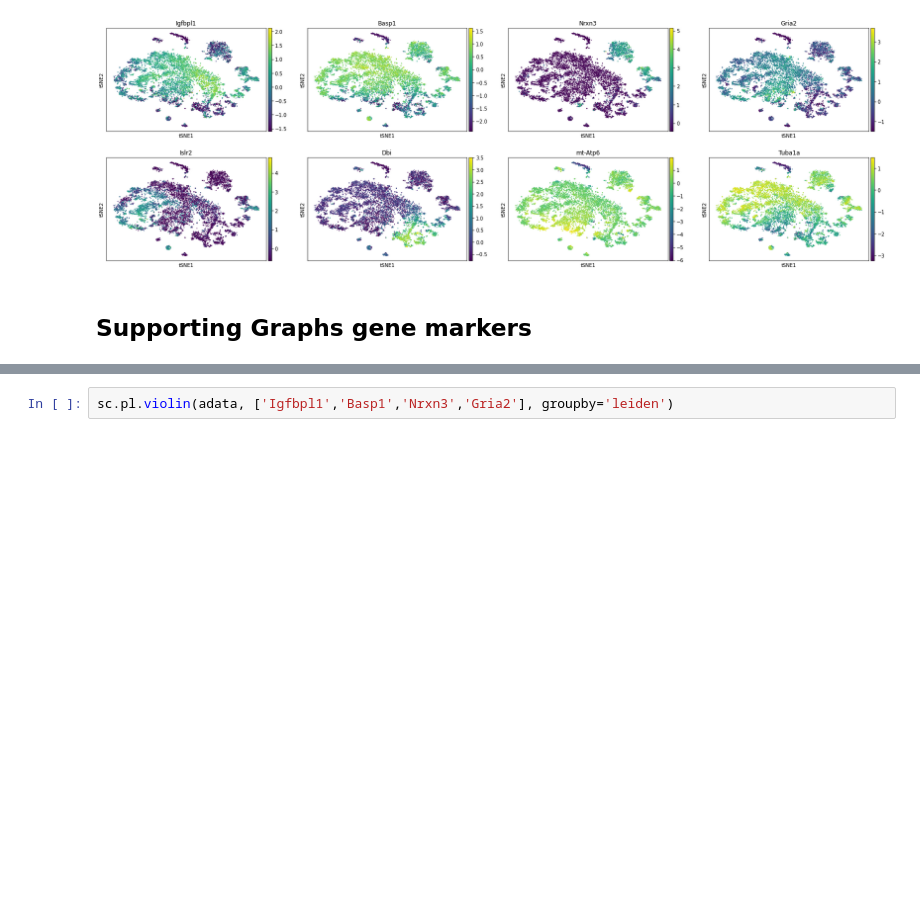
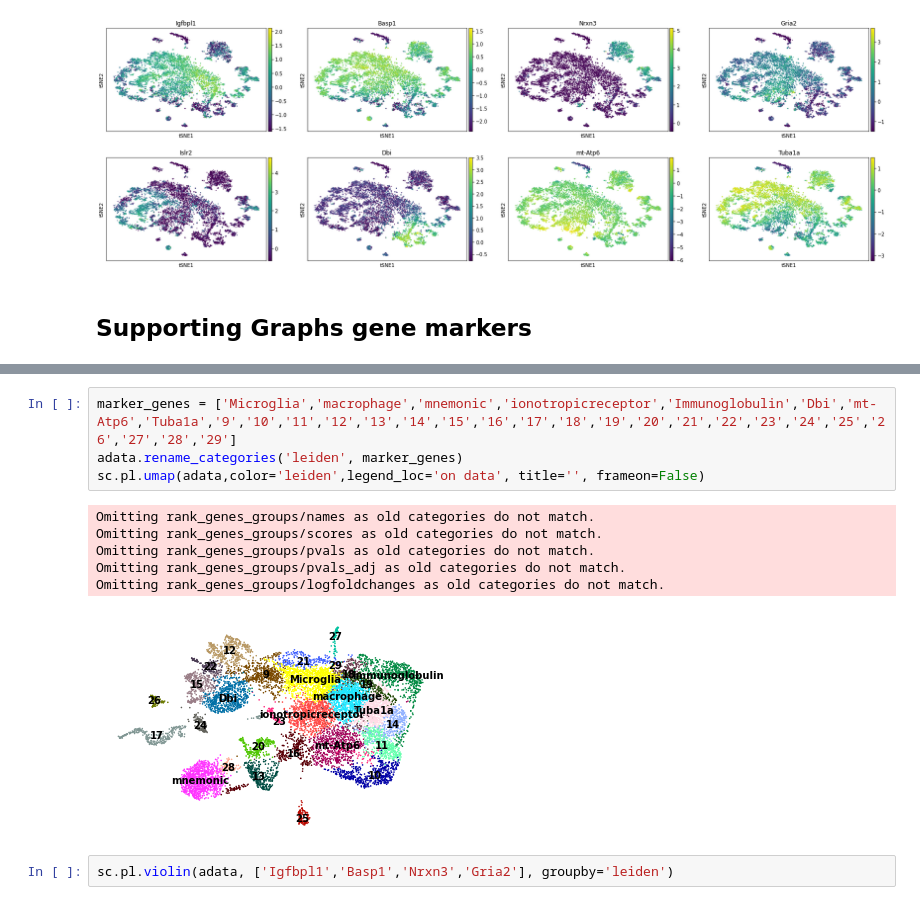
Before and after one commit to Hkhaira1/qbb2021-answers, a Jupyter notebook: week10/Week_10_Python_code.ipynb, the cells around one changed output, grey strips where cells are left out. Saved outputs shown, nothing was run; the diff lists cells and outputs as text; blank space fills up the shorter version.

```diff
--- a/week10/Week_10_Python_code.ipynb
+++ b/week10/Week_10_Python_code.ipynb
@@ -197,3 +191,14 @@ sc.pl.tsne(adata, color=['Igfbpl1','Basp1','Nrxn3','Gria2','Islr2','Dbi','mt-Atp
+# %%
+marker_genes = ['Microglia','macrophage','mnemonic','ionotropicreceptor','Immunoglobulin','Dbi','mt-Atp6','Tuba1a','9','10','11','12','13','14','15','16','17','18','19','20','21','22','23','24','25','26','27','28','29']
+adata.rename_categories('leiden', marker_genes)
+sc.pl.umap(adata,color='leiden',legend_loc='on data', title='', frameon=False)
+# %% [output]
+Omitting rank_genes_groups/names as old categories do not match.
+Omitting rank_genes_groups/scores as old categories do not match.
+Omitting rank_genes_groups/pvals as old categories do not match.
+Omitting rank_genes_groups/pvals_adj as old categories do not match.
+Omitting rank_genes_groups/logfoldchanges as old categories do not match.
+[figure, added]
 # %%
 sc.pl.violin(adata, ['Igfbpl1','Basp1','Nrxn3','Gria2'], groupby='leiden')
 # %% [output]
```
Also changed, not shown: parts of 2 cells of this notebook.
